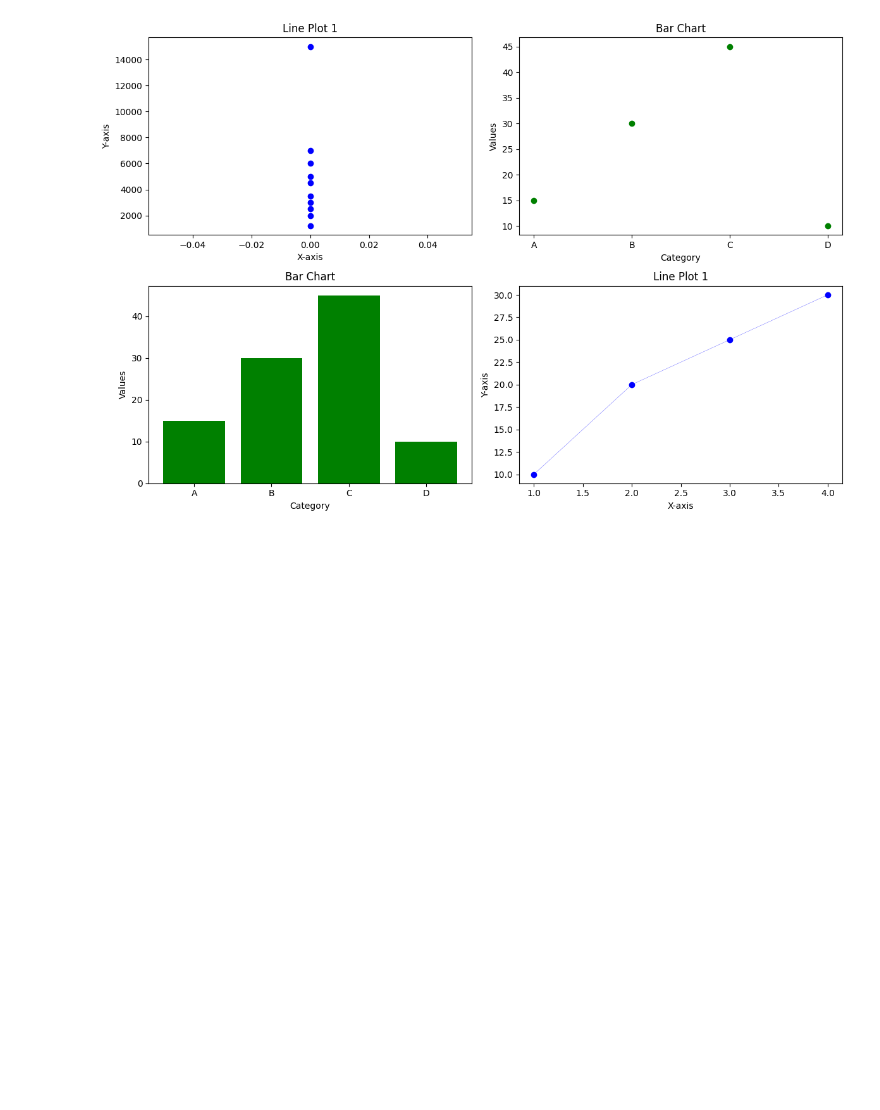
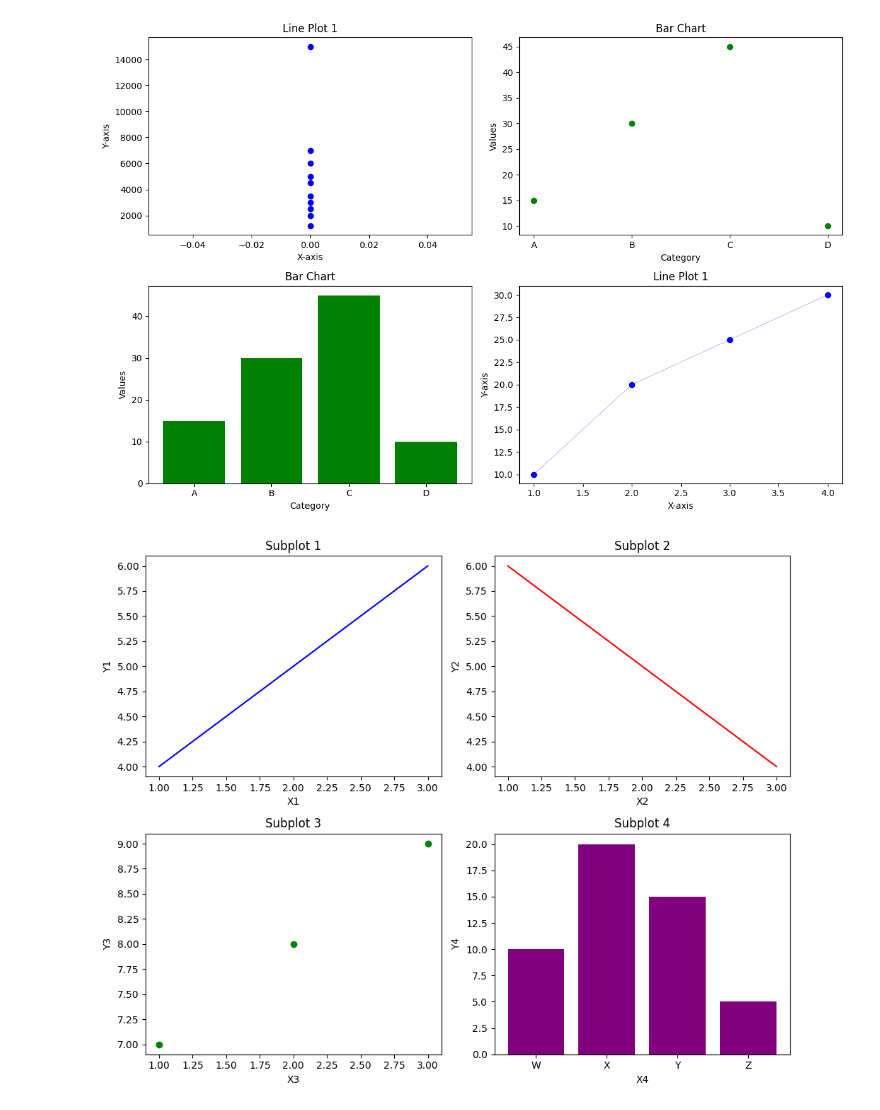
Before and after one commit to gurudattamanpreet/Practice, a Jupyter notebook: Shiv_Concept_Class.ipynb, the cells around one changed output. Saved outputs shown, nothing was run; the diff lists cells and outputs as text; code cells hidden in the pictures; blank space fills up the shorter version.

```diff
--- a/Shiv_Concept_Class.ipynb
+++ b/Shiv_Concept_Class.ipynb
@@ -718,3 +718,37 @@ plt.tight_layout()
 plt.show()
 # %% [output]
 [figure]
+# %%
+import matplotlib.pyplot as plt
+
+
+fig, axs = plt.subplots(2, 2, figsize=(10, 8))
+
+# Subplot 1 (Top Left)
+axs[0, 0].plot([1, 2, 3], [4, 5, 6], color='blue')
+axs[0, 0].set_title("Subplot 1")
+axs[0, 0].set_xlabel("X1")
+axs[0, 0].set_ylabel("Y1")
+
+# Subplot 2 (Top Right)
+axs[0, 1].plot([1, 2, 3], [6, 5, 4], color='red')
+axs[0, 1].set_title("Subplot 2")
+axs[0, 1].set_xlabel("X2")
+axs[0, 1].set_ylabel("Y2")
+
+# Subplot 3 (Bottom Left)
+axs[1, 0].scatter([1, 2, 3], [7, 8, 9], color='green')
+axs[1, 0].set_title("Subplot 3")
+axs[1, 0].set_xlabel("X3")
+axs[1, 0].set_ylabel("Y3")
+
+# Subplot 4 (Bottom Right)
+axs[1, 1].bar(["W", "X", "Y", "Z"], [10, 20, 15, 5], color='purple')
+axs[1, 1].set_title("Subplot 4")
+axs[1, 1].set_xlabel("X4")
+axs[1, 1].set_ylabel("Y4")
+
+plt.tight_layout()
+plt.show()
+# %% [output]
+[figure, added]
```
